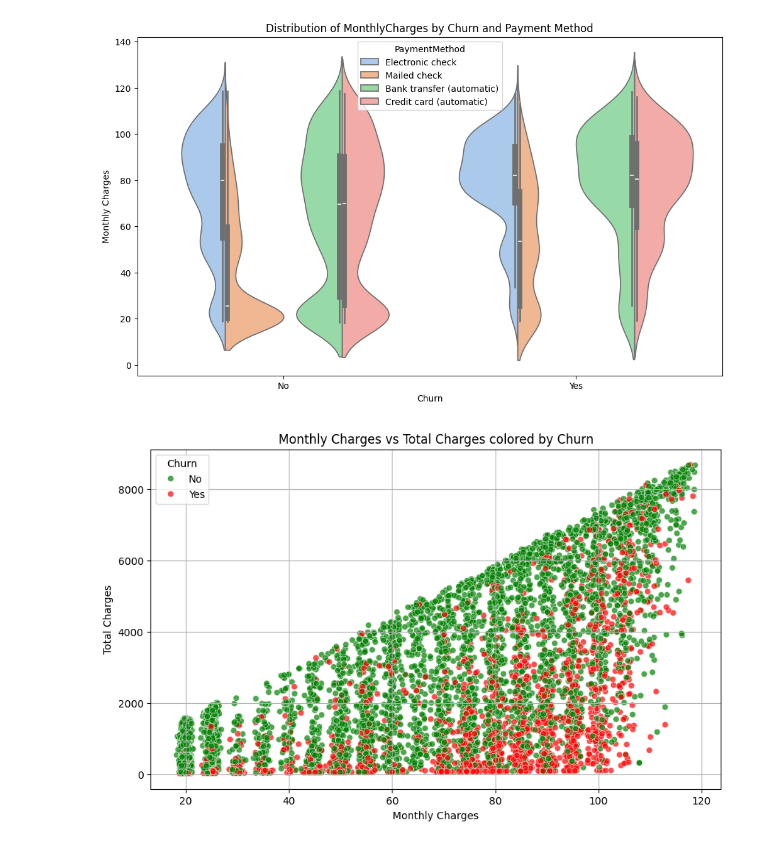
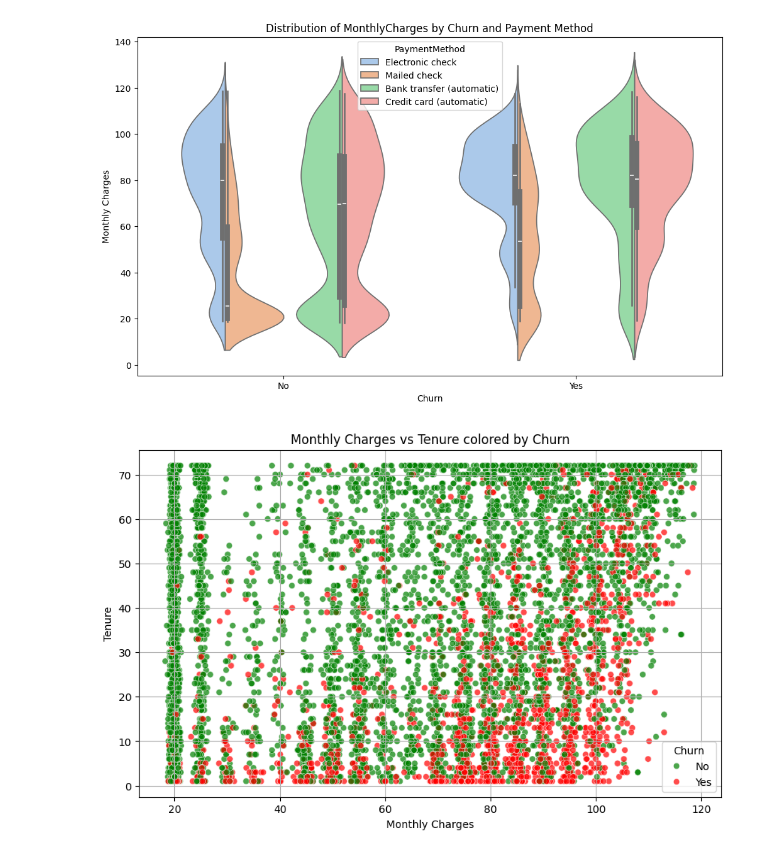
Before and after one commit to devdoan/devdoan, a Jupyter notebook: Untitled3.ipynb, the cells around one changed output. Drawn from its saved outputs; the diff is of its cells as text; code cells hidden in the pictures.

```diff
--- a/Untitled3.ipynb
+++ b/Untitled3.ipynb
@@ -381,11 +381,11 @@ plt.show()
 [figure]
 # %%
 plt.figure(figsize=(10, 6))
-sns.scatterplot(data=df, x='MonthlyCharges', y='TotalCharges', hue='Churn', palette=['green', 'red'], alpha=0.7) # Changed palette back to green and red
-plt.title('Monthly Charges vs Total Charges colored by Churn')
-plt.xlabel('Monthly Charges')
-plt.ylabel('Total Charges')
+sns.scatterplot(data=df, x='MonthlyCharges', y='tenure', hue='Churn', palette=['green', 'red'], alpha=0.7) # Changed x and y axes
+plt.title('Monthly Charges vs Tenure colored by Churn') # Updated title
+plt.xlabel('Monthly Charges') # Updated x-axis label
+plt.ylabel('Tenure') # Updated y-axis label
 plt.grid(True)
 plt.show()
 # %% [output]
-[figure, old version]
+[figure, new version]
```
